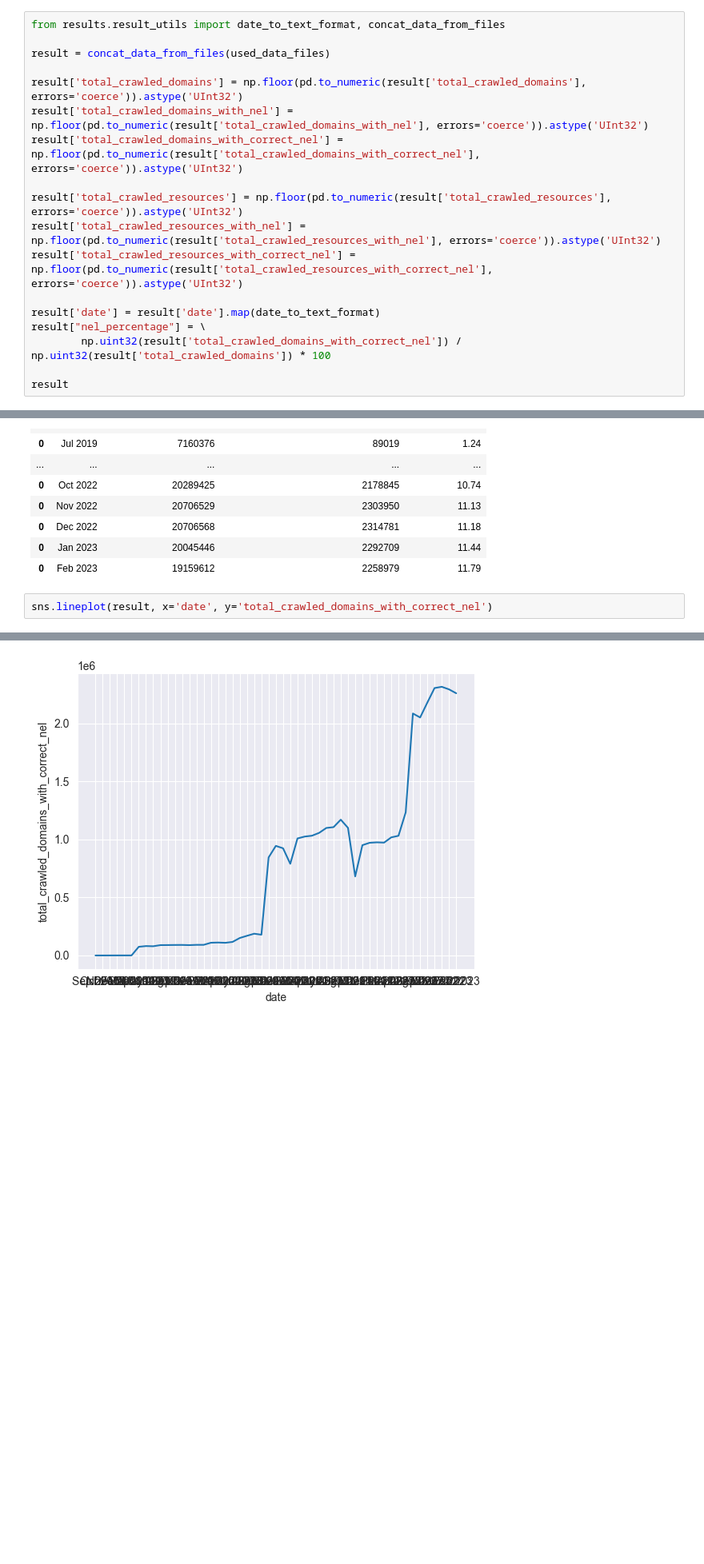
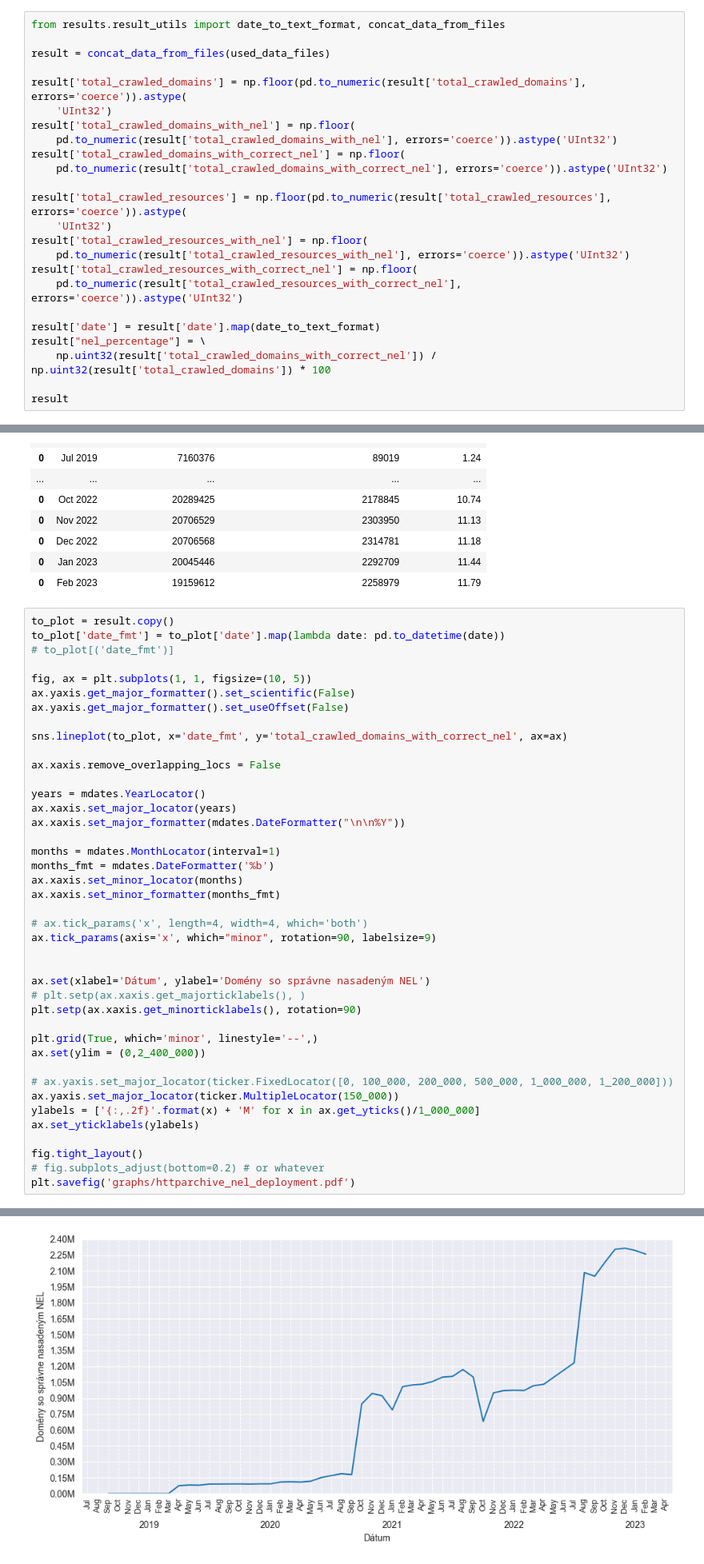
Before and after one commit to JurikMatej/IBP-NEL-Analysis-Scripts, a Jupyter notebook: results/httparchive_nel_deployment.ipynb, the cells around one changed output, grey strips where cells are left out. Shown: that part at 80% size. Saved outputs shown, nothing was run; the diff lists cells and outputs as text; blank space fills up the shorter version.

Commit message:
Create first deployment graphs

```diff
--- a/results/httparchive_nel_deployment.ipynb
+++ b/results/httparchive_nel_deployment.ipynb
@@ -46,17 +53,23 @@ from results.result_utils import date_to_text_format, concat_data_from_files
 
 result = concat_data_from_files(used_data_files)
 
-result['total_crawled_domains'] = np.floor(pd.to_numeric(result['total_crawled_domains'], errors='coerce')).astype('UInt32')
-result['total_crawled_domains_with_nel'] = np.floor(pd.to_numeric(result['total_crawled_domains_with_nel'], errors='coerce')).astype('UInt32')
-result['total_crawled_domains_with_correct_nel'] = np.floor(pd.to_numeric(result['total_crawled_domains_with_correct_nel'], errors='coerce')).astype('UInt32')
+result['total_crawled_domains'] = np.floor(pd.to_numeric(result['total_crawled_domains'], errors='coerce')).astype(
+    'UInt32')
+result['total_crawled_domains_with_nel'] = np.floor(
+    pd.to_numeric(result['total_crawled_domains_with_nel'], errors='coerce')).astype('UInt32')
+result['total_crawled_domains_with_correct_nel'] = np.floor(
+    pd.to_numeric(result['total_crawled_domains_with_correct_nel'], errors='coerce')).astype('UInt32')
 
-result['total_crawled_resources'] = np.floor(pd.to_numeric(result['total_crawled_resources'], errors='coerce')).astype('UInt32')
-result['total_crawled_resources_with_nel'] = np.floor(pd.to_numeric(result['total_crawled_resources_with_nel'], errors='coerce')).astype('UInt32')
-result['total_crawled_resources_with_correct_nel'] = np.floor(pd.to_numeric(result['total_crawled_resources_with_correct_nel'], errors='coerce')).astype('UInt32')
+result['total_crawled_resources'] = np.floor(pd.to_numeric(result['total_crawled_resources'], errors='coerce')).astype(
+    'UInt32')
+result['total_crawled_resources_with_nel'] = np.floor(
+    pd.to_numeric(result['total_crawled_resources_with_nel'], errors='coerce')).astype('UInt32')
+result['total_crawled_resources_with_correct_nel'] = np.floor(
+    pd.to_numeric(result['total_crawled_resources_with_correct_nel'], errors='coerce')).astype('UInt32')
 
 result['date'] = result['date'].map(date_to_text_format)
 result["nel_percentage"] = \
-        np.uint32(result['total_crawled_domains_with_correct_nel']) / np.uint32(result['total_crawled_domains']) * 100
+    np.uint32(result['total_crawled_domains_with_correct_nel']) / np.uint32(result['total_crawled_domains']) * 100
 
 result
 # %% [output]
@@ -100,5 +113,44 @@ result[['date', 'total_crawled_domains', 'total_crawled_domains_with_correct_nel
 | 0 | Jan 2023 | 20045446 | 2292709 | 11.44 |
 | 0 | Feb 2023 | 19159612 | 2258979 | 11.79 |
 # %%
-sns.lineplot(result, x='date', y='total_crawled_domains_with_correct_nel')
+to_plot = result.copy()
+to_plot['date_fmt'] = to_plot['date'].map(lambda date: pd.to_datetime(date))
+# to_plot[('date_fmt')]
+
+fig, ax = plt.subplots(1, 1, figsize=(10, 5))
+ax.yaxis.get_major_formatter().set_scientific(False)
+ax.yaxis.get_major_formatter().set_useOffset(False)
+
+sns.lineplot(to_plot, x='date_fmt', y='total_crawled_domains_with_correct_nel', ax=ax)
+
+ax.xaxis.remove_overlapping_locs = False
+
+years = mdates.YearLocator()
+ax.xaxis.set_major_locator(years)
+ax.xaxis.set_major_formatter(mdates.DateFormatter("\n\n%Y"))
+
+months = mdates.MonthLocator(interval=1)
+months_fmt = mdates.DateFormatter('%b')
+ax.xaxis.set_minor_locator(months)
+ax.xaxis.set_minor_formatter(months_fmt)
+
+# ax.tick_params('x', length=4, width=4, which='both')
+ax.tick_params(axis='x', which="minor", rotation=90, labelsize=9)
+
+
+ax.set(xlabel='Dátum', ylabel='Domény so správne nasadeným NEL')
+# plt.setp(ax.xaxis.get_majorticklabels(), )
+plt.setp(ax.xaxis.get_minorticklabels(), rotation=90)
+
+plt.grid(True, which='minor', linestyle='--',)
+ax.set(ylim = (0,2_400_000))
+
+# ax.yaxis.set_major_locator(ticker.FixedLocator([0, 100_000, 200_000, 500_000, 1_000_000, 1_200_000]))
+ax.yaxis.set_major_locator(ticker.MultipleLocator(150_000))
+ylabels = ['{:,.2f}'.format(x) + 'M' for x in ax.get_yticks()/1_000_000]
+ax.set_yticklabels(ylabels)
+
+fig.tight_layout()
+# fig.subplots_adjust(bottom=0.2) # or whatever
+plt.savefig('graphs/httparchive_nel_deployment.pdf')
 # %% [output]
@@ -106 +157 @@ sns.lineplot(result, x='date', y='total_crawled_domains_with_correct_nel')
-[figure, old version]
+[figure, new version]
```
Also changed, not shown: parts of 6 cells of this notebook.
